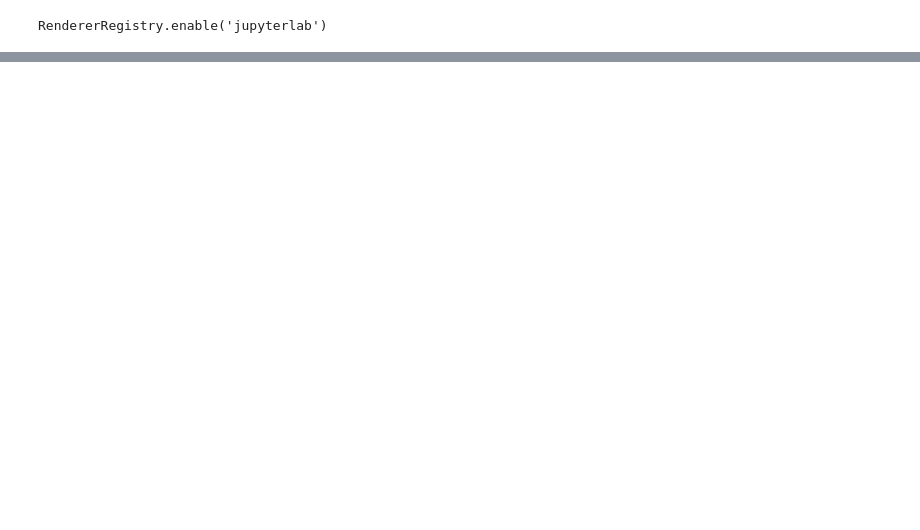
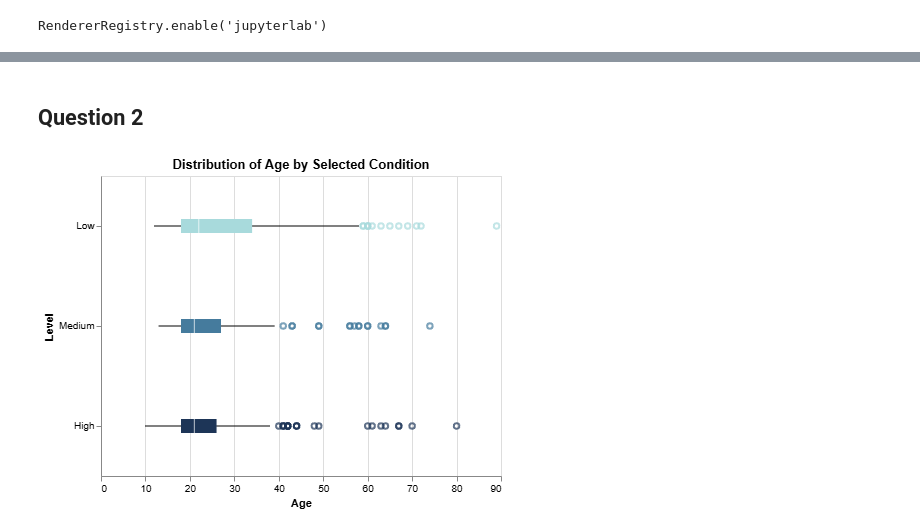
Before and after one commit to ubc-dsci320-2024w2/project-team_fabfour, a Jupyter notebook: ungraded/Final_charts_Allison.ipynb, the cells around one changed output, grey strips where cells are left out. Saved outputs shown, nothing was run; the diff lists cells and outputs as text; code cells hidden in the pictures; blank space fills up the shorter version.

```diff
--- a/ungraded/Final_charts_Allison.ipynb
+++ b/ungraded/Final_charts_Allison.ipynb
@@ -73,0 +180,47 @@ chart
+# %% [markdown]
+## Question 2
+# %%
+
+mental_health_long = mxmh.melt(
+    id_vars='Age',
+    value_vars=['Anxiety_Level', 'Depression_Level', 'Insomnia_Level', 'OCD_Level'],
+    var_name='Category',
+    value_name='Level'
+)
+
+
+condition_param = alt.param(
+    name='selected_condition',
+    bind=alt.binding_select(
+        options=['Anxiety_Level', 'Depression_Level', 'Insomnia_Level', 'OCD_Level'],
+        name='Select Category: '
+    ),
+    value='Anxiety_Level'
+)
+
+color_scale = alt.Scale(
+    domain=['Low', 'Medium', 'High'],
+    range=['#a8dadc', '#457b9d', '#1d3557']  # light to dark blues
+)
+
+box = alt.Chart(mental_health_long).transform_filter(
+    alt.datum.Category == condition_param
+).mark_boxplot().encode(
+    y=alt.Y('Level:N', title='Level', sort=['Low', 'Medium', 'High']),
+    x=alt.X('Age:Q', title='Age'),
+    color=alt.Color(
+        'Level:N',
+        scale=color_scale,
+        legend=None
+    )
+).add_params(
+    condition_param
+).properties(
+    width=400,
+    height=300,
+    title='Distribution of Age by Selected Condition'
+)
+
+box
+# %% [output]
+[figure, added]
```
Also changed, not shown: parts of 6 cells of this notebook, 10 other files.
